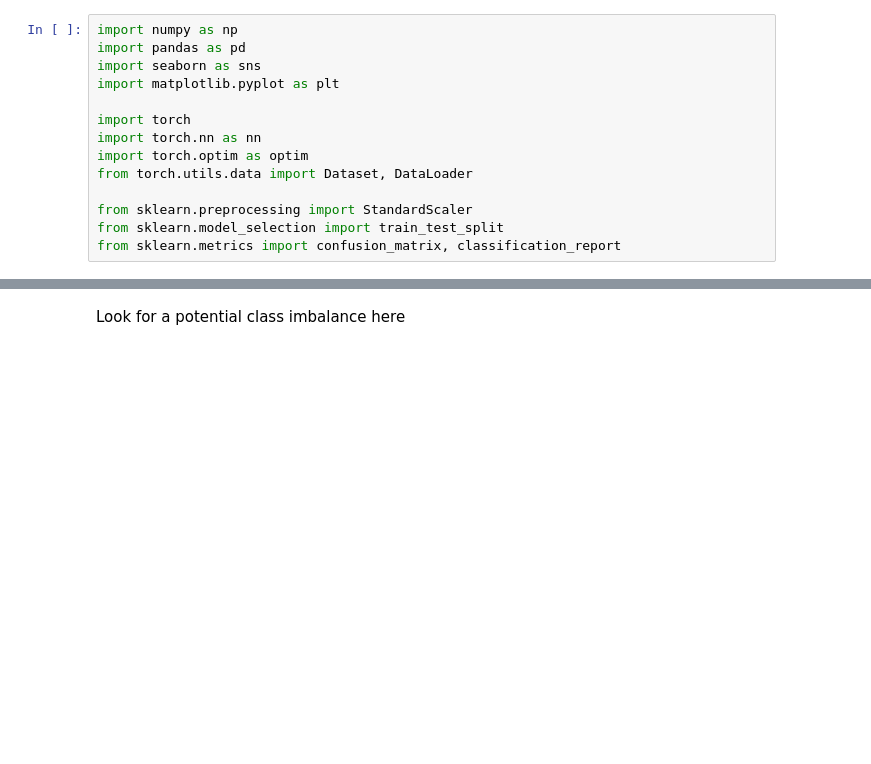
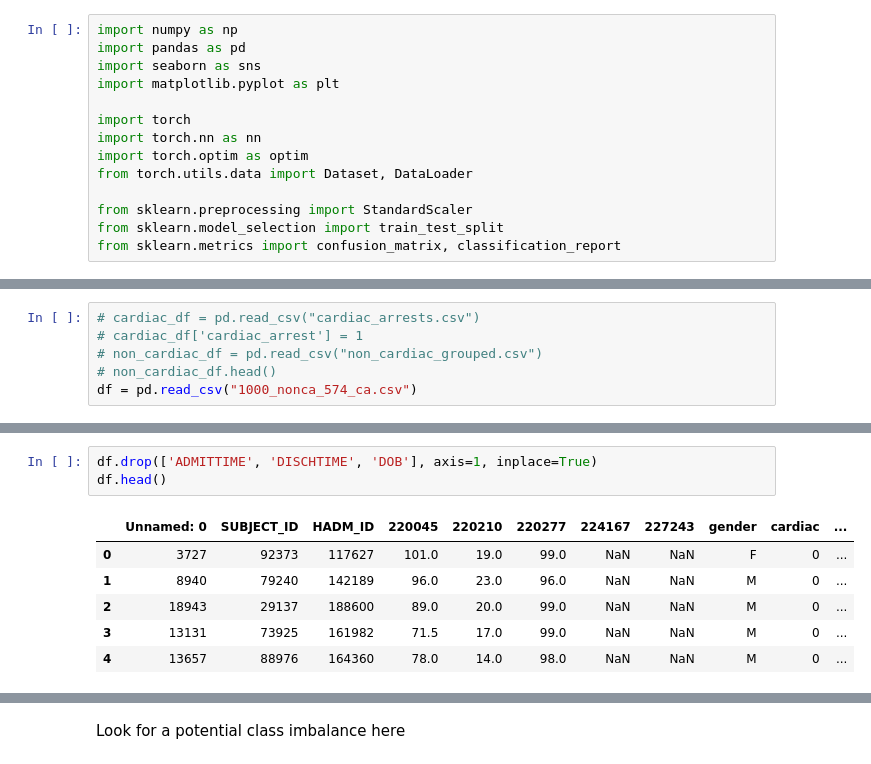
Before and after one commit to Lauramoffat/IHCA-prediction, a Jupyter notebook: DSCS_MLP_Binary_Classifier.ipynb, the cells around one changed output, grey strips where cells are left out. Drawn from its saved outputs; the diff is of its cells as text; blank space fills up the shorter version.

```diff
--- a/DSCS_MLP_Binary_Classifier.ipynb
+++ b/DSCS_MLP_Binary_Classifier.ipynb
@@ -19,0 +17,6 @@ df.head()
+# %%
+# cardiac_df = pd.read_csv("cardiac_arrests.csv")
+# cardiac_df['cardiac_arrest'] = 1
+# non_cardiac_df = pd.read_csv("non_cardiac_grouped.csv")
+# non_cardiac_df.head()
+df = pd.read_csv("1000_nonca_574_ca.csv")
@@ -19,0 +32,10 @@ df.head()
+# %%
+df.drop(['ADMITTIME', 'DISCHTIME', 'DOB'], axis=1, inplace=True)
+df.head()
+# %% [output]
+|  | Unnamed: 0 | SUBJECT_ID | HADM_ID | 220045 | 220210 | 220277 | 224167 | 227243 | gender | cardiac | ... |
+| 0 | 3727 | 92373 | 117627 | 101.0 | 19.0 | 99.0 | NaN | NaN | F | 0 | ... |
+| 1 | 8940 | 79240 | 142189 | 96.0 | 23.0 | 96.0 | NaN | NaN | M | 0 | ... |
+| 2 | 18943 | 29137 | 188600 | 89.0 | 20.0 | 99.0 | NaN | NaN | M | 0 | ... |
+| 3 | 13131 | 73925 | 161982 | 71.5 | 17.0 | 99.0 | NaN | NaN | M | 0 | ... |
+| 4 | 13657 | 88976 | 164360 | 78.0 | 14.0 | 98.0 | NaN | NaN | M | 0 | ... |
```
Also changed, not shown: parts of 17 cells of this notebook.
